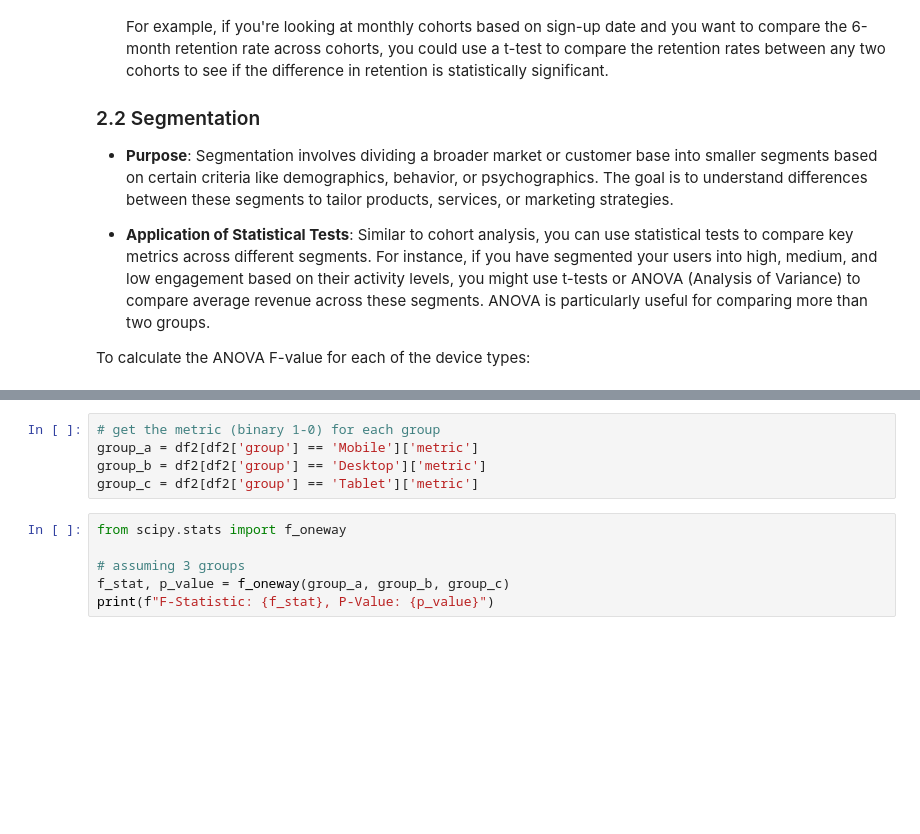
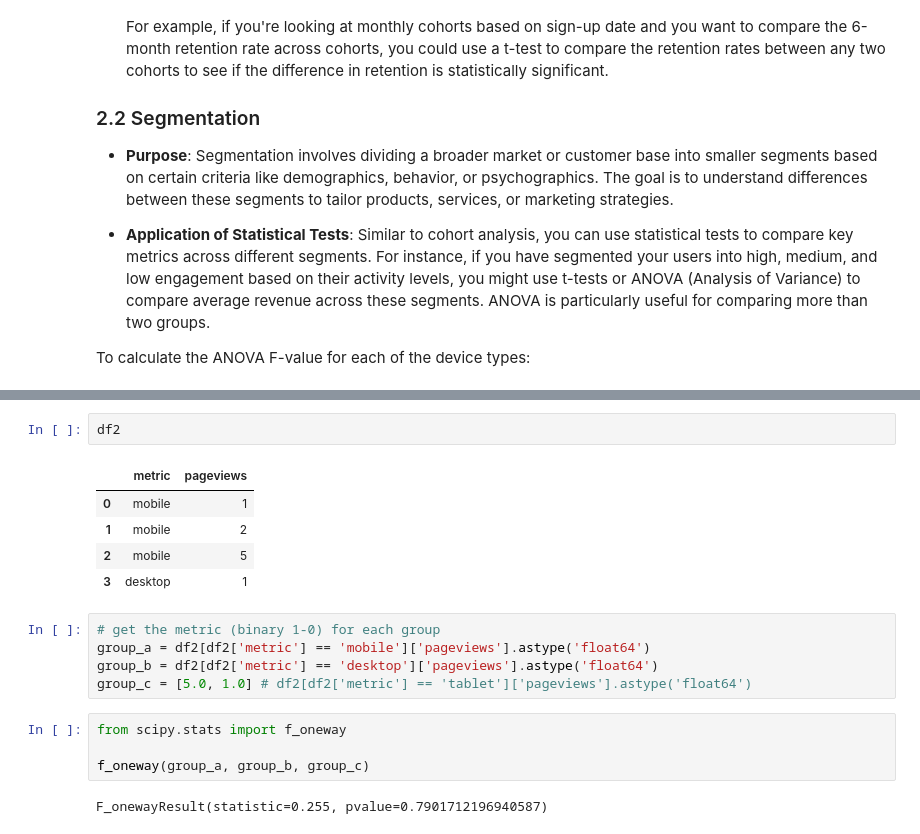
Before and after one commit to JohannesVC/notebooks, a Jupyter notebook: data analytics statistics (SQL)/Statistical methods for ab testing, cohort analysis and segmentation.ipynb, the cells around one changed output, grey strips where cells are left out. Saved outputs shown, nothing was run; the diff lists cells and outputs as text; blank space fills up the shorter version.

```diff
--- a/data analytics statistics (SQL)/Statistical methods for ab testing, cohort analysis and segmentation.ipynb
+++ b/data analytics statistics (SQL)/Statistical methods for ab testing, cohort analysis and segmentation.ipynb
@@ -100,11 +221,19 @@ WHERE group IN ('A', 'B')
+# %%
+df2
+# %% [output]
+|  | metric | pageviews |
+| 0 | mobile | 1 |
+| 1 | mobile | 2 |
+| 2 | mobile | 5 |
+| 3 | desktop | 1 |
 # %%
 # get the metric (binary 1-0) for each group
-group_a = df2[df2['group'] == 'Mobile']['metric']
-group_b = df2[df2['group'] == 'Desktop']['metric']
-group_c = df2[df2['group'] == 'Tablet']['metric']
+group_a = df2[df2['metric'] == 'mobile']['pageviews'].astype('float64')
+group_b = df2[df2['metric'] == 'desktop']['pageviews'].astype('float64')
+group_c = [5.0, 1.0] # df2[df2['metric'] == 'tablet']['pageviews'].astype('float64')
 # %%
 from scipy.stats import f_oneway
 
-# assuming 3 groups
-f_stat, p_value = f_oneway(group_a, group_b, group_c)
-print(f"F-Statistic: {f_stat}, P-Value: {p_value}")
+f_oneway(group_a, group_b, group_c)
+# %% [output]
+F_onewayResult(statistic=0.255, pvalue=0.7901712196940587)
```
Also changed, not shown: parts of 16 cells of this notebook, 1 other file.
